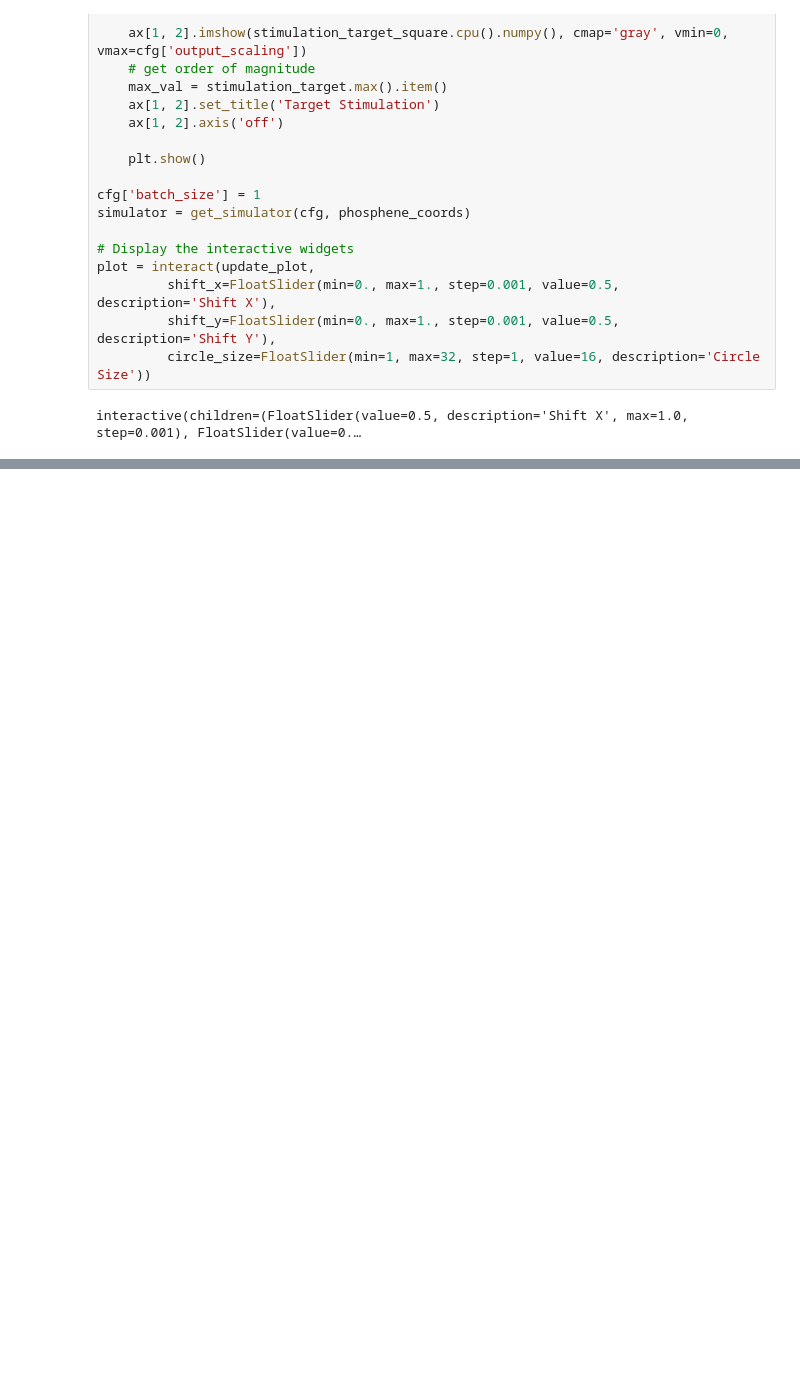
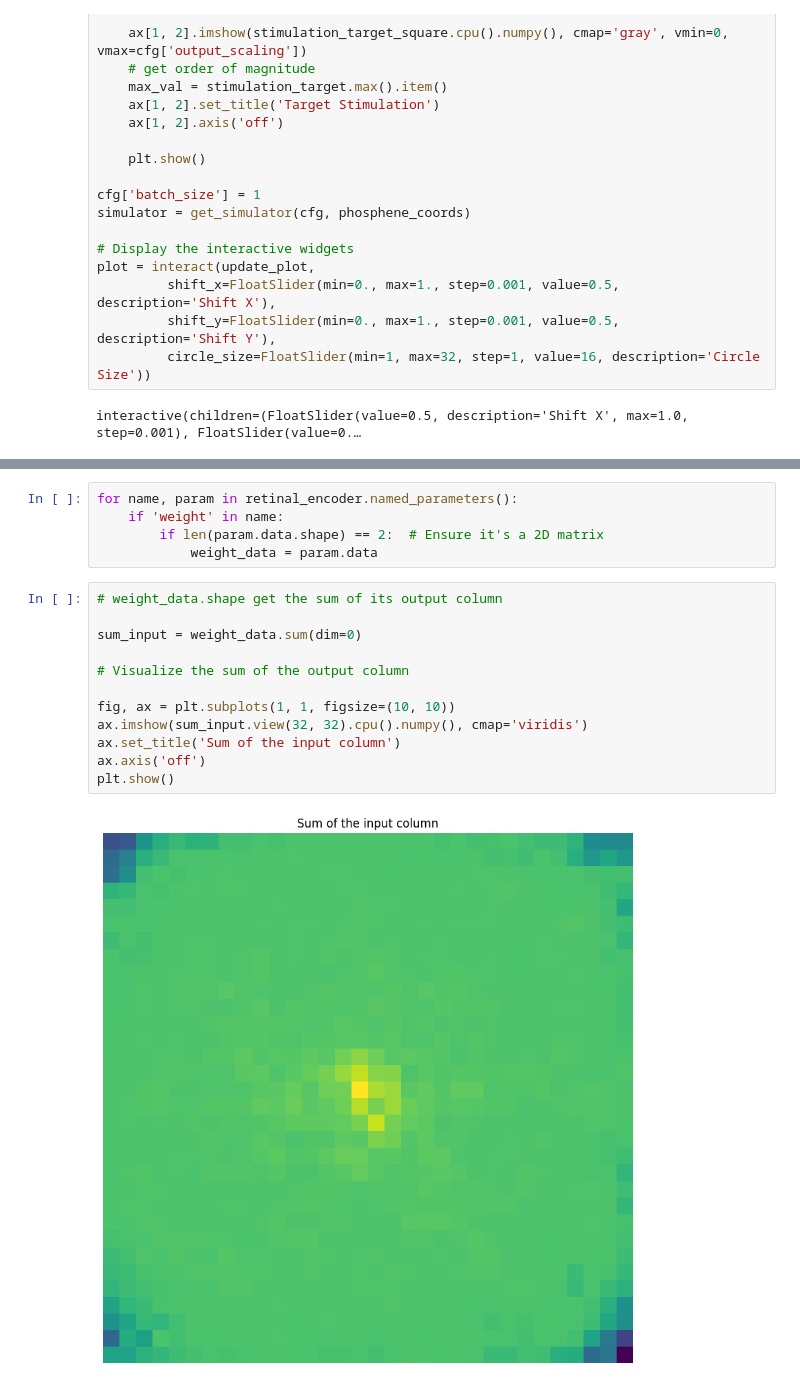
Before and after one commit to MichelleAppel/viseon, a Jupyter notebook: notebooks/test_simulator.ipynb, the cells around one changed output, grey strips where cells are left out. Saved outputs shown, nothing was run; the diff lists cells and outputs as text; blank space fills up the shorter version.

```diff
--- a/notebooks/test_simulator.ipynb
+++ b/notebooks/test_simulator.ipynb
@@ -512,0 +570,19 @@ interactive(children=(FloatSlider(value=0.5, description='Shift X', max=1.0, ste
+# %%
+for name, param in retinal_encoder.named_parameters():
+    if 'weight' in name:
+        if len(param.data.shape) == 2:  # Ensure it's a 2D matrix
+            weight_data = param.data
+# %%
+# weight_data.shape get the sum of its output column
+
+sum_input = weight_data.sum(dim=0)
+
+# Visualize the sum of the output column
+
+fig, ax = plt.subplots(1, 1, figsize=(10, 10))
+ax.imshow(sum_input.view(32, 32).cpu().numpy(), cmap='viridis')
+ax.set_title('Sum of the input column')
+ax.axis('off')
+plt.show()
+# %% [output]
+[figure, added]
```
Also changed, not shown: parts of 12 cells of this notebook.
